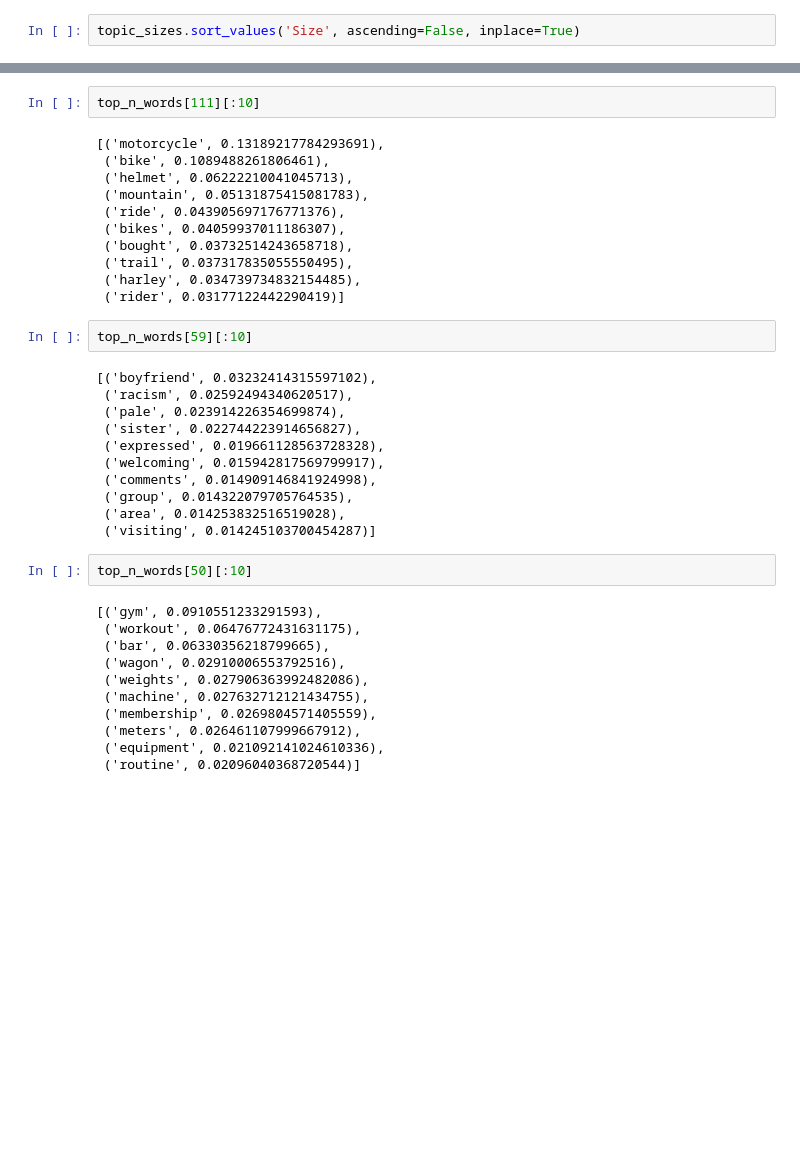
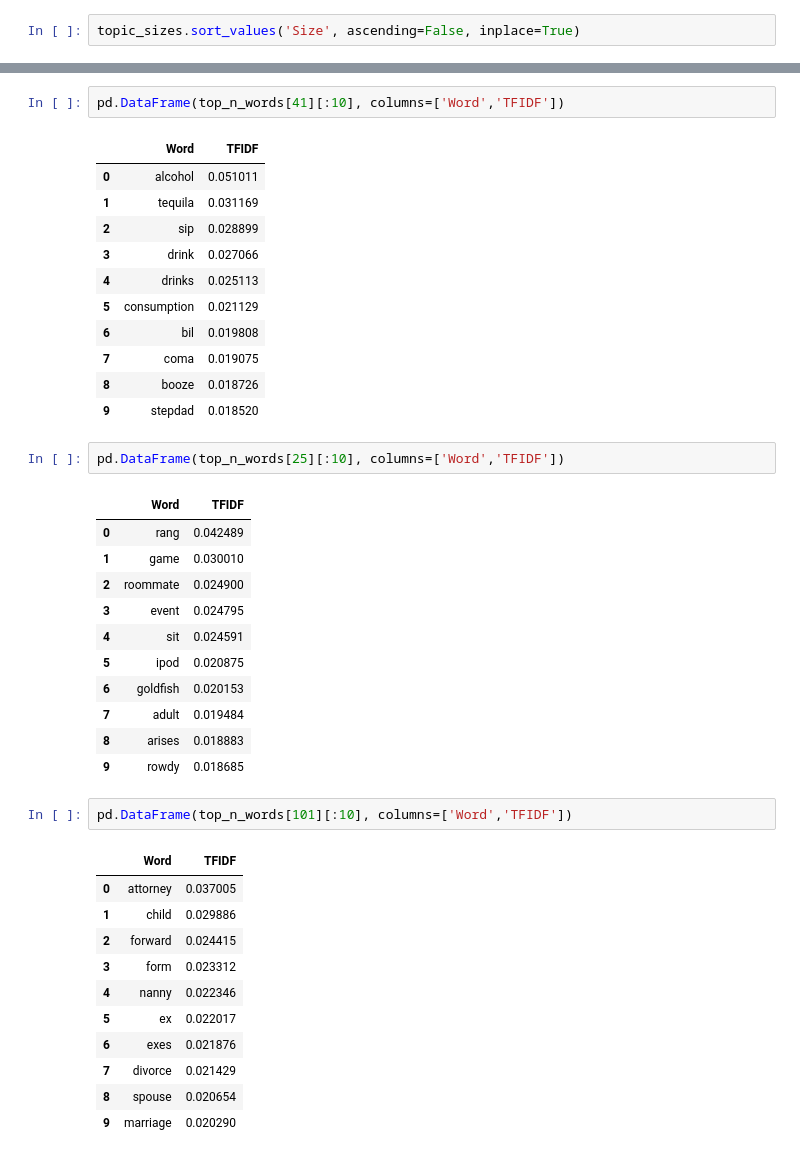
Before and after one commit to Teleoscope/Teleoscope, a Jupyter notebook: experiments/exploratory/DimensionalityReduction_Topics.ipynb, the cells around one changed output, grey strips where cells are left out. Cells and saved outputs as stored; diff of their text form; blank space fills up the shorter version.

```diff
--- a/experiments/exploratory/DimensionalityReduction_Topics.ipynb
+++ b/experiments/exploratory/DimensionalityReduction_Topics.ipynb
@@ -188,39 +217,42 @@ topic_sizes.tail(10)
 # %%
-top_n_words[111][:10]
+pd.DataFrame(top_n_words[41][:10], columns=['Word','TFIDF'])
 # %% [output]
-[('motorcycle', 0.13189217784293691),
- ('bike', 0.1089488261806461),
- ('helmet', 0.06222210041045713),
- ('mountain', 0.05131875415081783),
- ('ride', 0.043905697176771376),
- ('bikes', 0.04059937011186307),
- ('bought', 0.03732514243658718),
- ('trail', 0.037317835055550495),
- ('harley', 0.034739734832154485),
- ('rider', 0.03177122442290419)]
+|  | Word | TFIDF |
+| 0 | alcohol | 0.051011 |
+| 1 | tequila | 0.031169 |
+| 2 | sip | 0.028899 |
+| 3 | drink | 0.027066 |
+| 4 | drinks | 0.025113 |
+| 5 | consumption | 0.021129 |
+| 6 | bil | 0.019808 |
+| 7 | coma | 0.019075 |
+| 8 | booze | 0.018726 |
+| 9 | stepdad | 0.018520 |
 # %%
-top_n_words[59][:10]
+pd.DataFrame(top_n_words[25][:10], columns=['Word','TFIDF'])
 # %% [output]
-[('boyfriend', 0.03232414315597102),
- ('racism', 0.02592494340620517),
- ('pale', 0.023914226354699874),
- ('sister', 0.022744223914656827),
- ('expressed', 0.019661128563728328),
- ('welcoming', 0.015942817569799917),
- ('comments', 0.014909146841924998),
- ('group', 0.014322079705764535),
- ('area', 0.014253832516519028),
- ('visiting', 0.014245103700454287)]
+|  | Word | TFIDF |
+| 0 | rang | 0.042489 |
+| 1 | game | 0.030010 |
+| 2 | roommate | 0.024900 |
+| 3 | event | 0.024795 |
+| 4 | sit | 0.024591 |
+| 5 | ipod | 0.020875 |
+| 6 | goldfish | 0.020153 |
+| 7 | adult | 0.019484 |
+| 8 | arises | 0.018883 |
+| 9 | rowdy | 0.018685 |
 # %%
-top_n_words[50][:10]
+pd.DataFrame(top_n_words[101][:10], columns=['Word','TFIDF'])
 # %% [output]
-[('gym', 0.0910551233291593),
- ('workout', 0.06476772431631175),
- ('bar', 0.06330356218799665),
- ('wagon', 0.02910006553792516),
- ('weights', 0.027906363992482086),
- ('machine', 0.027632712121434755),
- ('membership', 0.0269804571405559),
- ('meters', 0.026461107999667912),
- ('equipment', 0.021092141024610336),
- ('routine', 0.02096040368720544)]
+|  | Word | TFIDF |
+| 0 | attorney | 0.037005 |
+| 1 | child | 0.029886 |
+| 2 | forward | 0.024415 |
+| 3 | form | 0.023312 |
+| 4 | nanny | 0.022346 |
+| 5 | ex | 0.022017 |
+| 6 | exes | 0.021876 |
+| 7 | divorce | 0.021429 |
+| 8 | spouse | 0.020654 |
+| 9 | marriage | 0.020290 |
```
Also changed, not shown: parts of 10 cells of this notebook.
